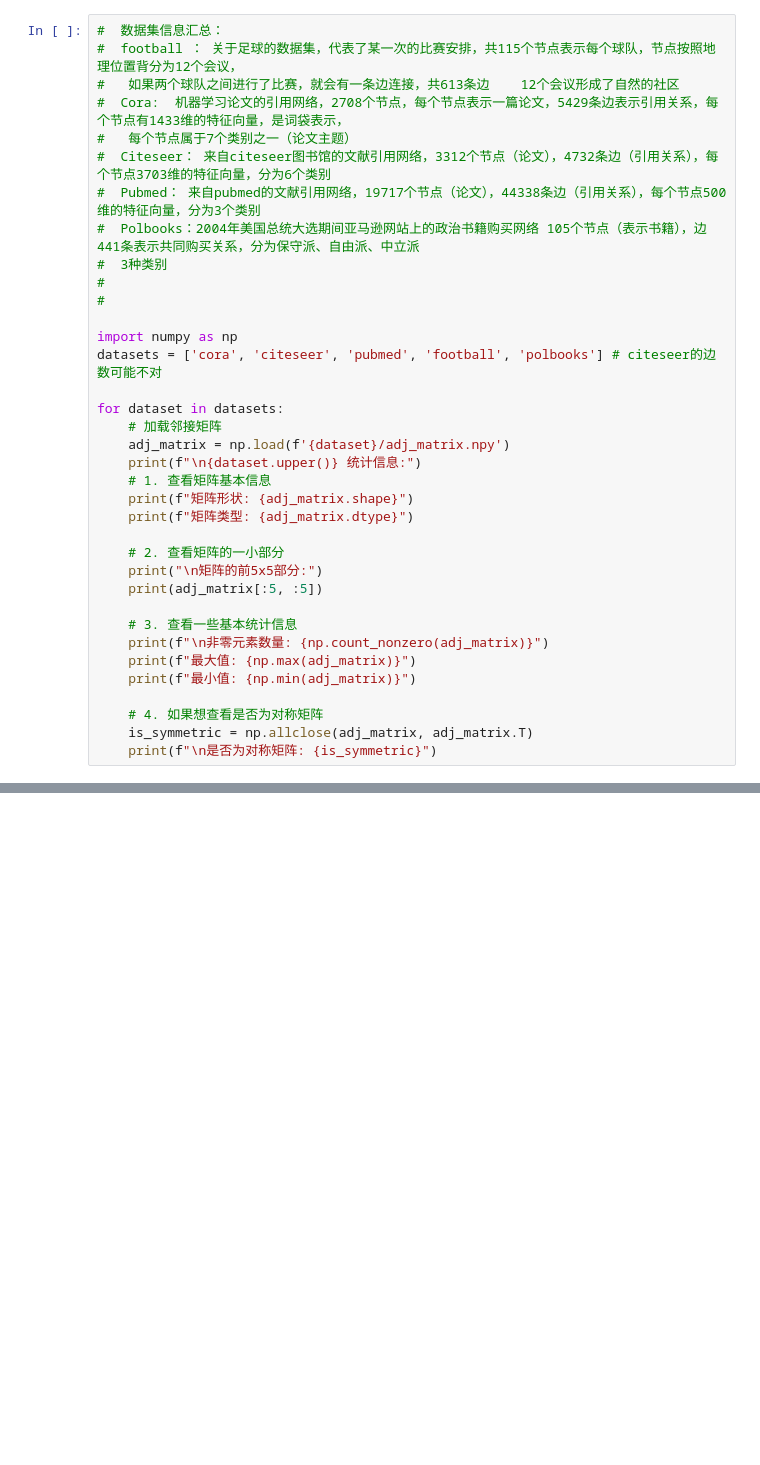
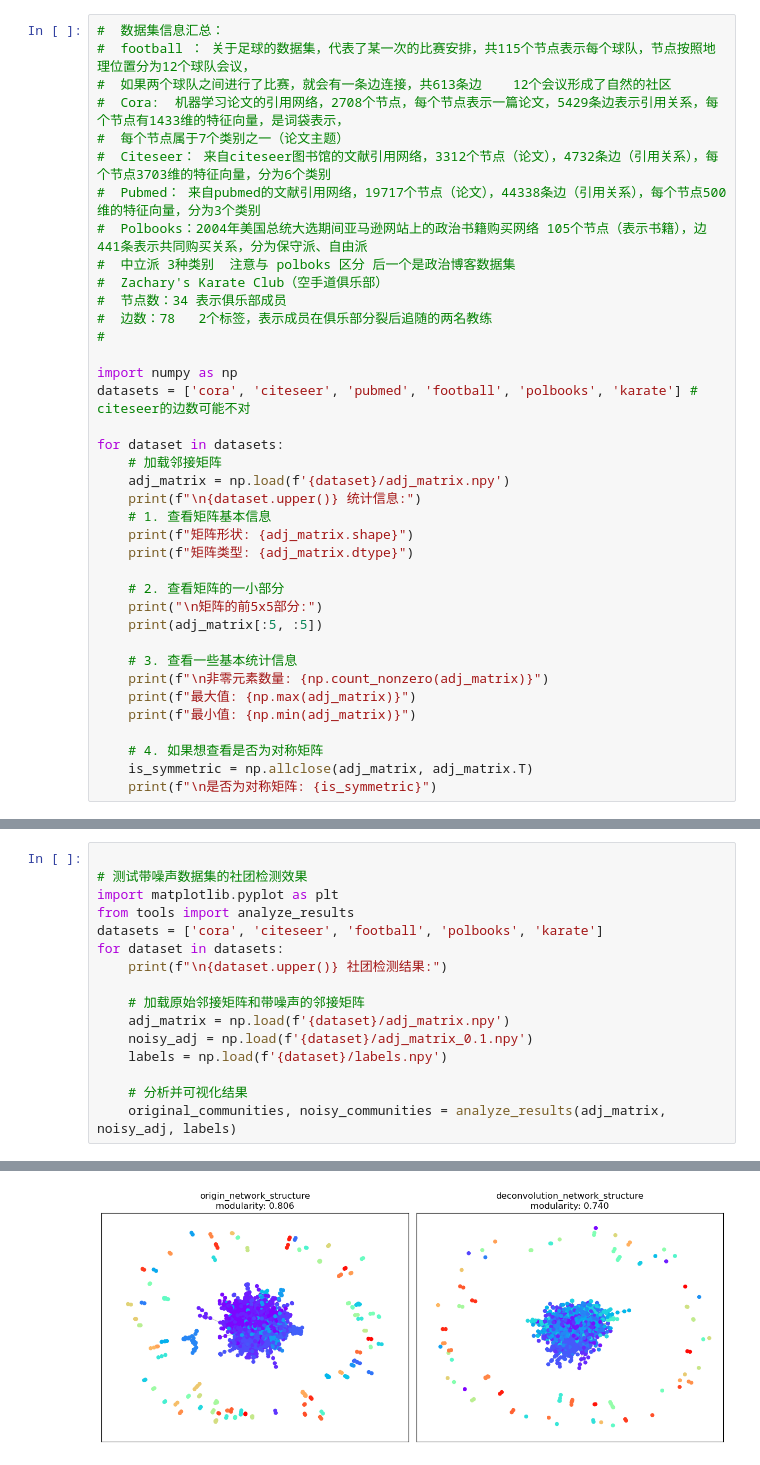
Before and after one commit to ddxiaodong/EC-baseline, a Jupyter notebook: getDataset.ipynb, the cells around one changed output, grey strips where cells are left out. Cells and saved outputs as stored; diff of their text form; blank space fills up the shorter version.

```diff
--- a/getDataset.ipynb
+++ b/getDataset.ipynb
@@ -213,18 +264,20 @@ save_labels()
 # %%
 #  数据集信息汇总：
-#  football ： 关于足球的数据集，代表了某一次的比赛安排，共115个节点表示每个球队，节点按照地理位置背分为12个会议，
-#   如果两个球队之间进行了比赛，就会有一条边连接，共613条边    12个会议形成了自然的社区
+#  football ： 关于足球的数据集，代表了某一次的比赛安排，共115个节点表示每个球队，节点按照地理位置分为12个球队会议，
+#  如果两个球队之间进行了比赛，就会有一条边连接，共613条边    12个会议形成了自然的社区
 #  Cora:  机器学习论文的引用网络，2708个节点，每个节点表示一篇论文，5429条边表示引用关系，每个节点有1433维的特征向量，是词袋表示，
-#   每个节点属于7个类别之一（论文主题）
+#  每个节点属于7个类别之一（论文主题）
 #  Citeseer： 来自citeseer图书馆的文献引用网络，3312个节点（论文），4732条边（引用关系），每个节点3703维的特征向量，分为6个类别
 #  Pubmed： 来自pubmed的文献引用网络，19717个节点（论文），44338条边（引用关系），每个节点500维的特征向量，分为3个类别
-#  Polbooks：2004年美国总统大选期间亚马逊网站上的政治书籍购买网络 105个节点（表示书籍），边441条表示共同购买关系，分为保守派、自由派、中立派
-#  3种类别
-#
+#  Polbooks：2004年美国总统大选期间亚马逊网站上的政治书籍购买网络 105个节点（表示书籍），边441条表示共同购买关系，分为保守派、自由派
+#  中立派 3种类别  注意与 polboks 区分 后一个是政治博客数据集
+#  Zachary's Karate Club（空手道俱乐部）
+#  节点数：34 表示俱乐部成员
+#  边数：78   2个标签，表示成员在俱乐部分裂后追随的两名教练
 #
 
 import numpy as np
-datasets = ['cora', 'citeseer', 'pubmed', 'football', 'polbooks'] # citeseer的边数可能不对
+datasets = ['cora', 'citeseer', 'pubmed', 'football', 'polbooks', 'karate'] # citeseer的边数可能不对
 
 for dataset in datasets:
     # 加载邻接矩阵
@@ -401,0 +400,17 @@ Football原始数据集邻接矩阵形状: (115, 115)
+# %%
+
+# 测试带噪声数据集的社团检测效果
+import matplotlib.pyplot as plt
+from tools import analyze_results
+datasets = ['cora', 'citeseer', 'football', 'polbooks', 'karate']
+for dataset in datasets:
+    print(f"\n{dataset.upper()} 社团检测结果:")
+
+    # 加载原始邻接矩阵和带噪声的邻接矩阵
+    adj_matrix = np.load(f'{dataset}/adj_matrix.npy')
+    noisy_adj = np.load(f'{dataset}/adj_matrix_0.1.npy')
+    labels = np.load(f'{dataset}/labels.npy')
+
+    # 分析并可视化结果
+    original_communities, noisy_communities = analyze_results(adj_matrix, noisy_adj, labels)
+# %% [output]
@@ -401,0 +418 @@ Football原始数据集邻接矩阵形状: (115, 115)
+[figure, added]
```
Also changed, not shown: parts of 6 cells of this notebook, 11 other files.
